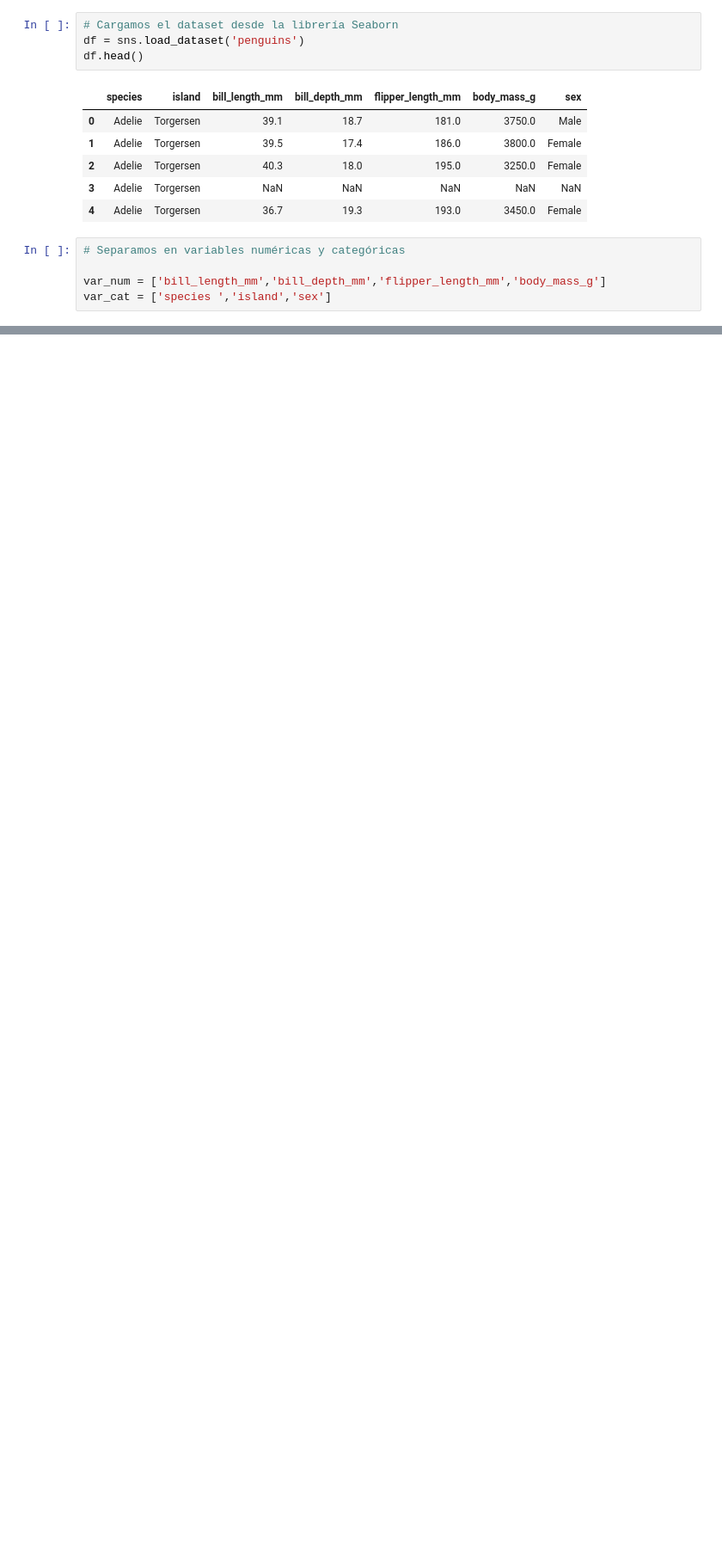
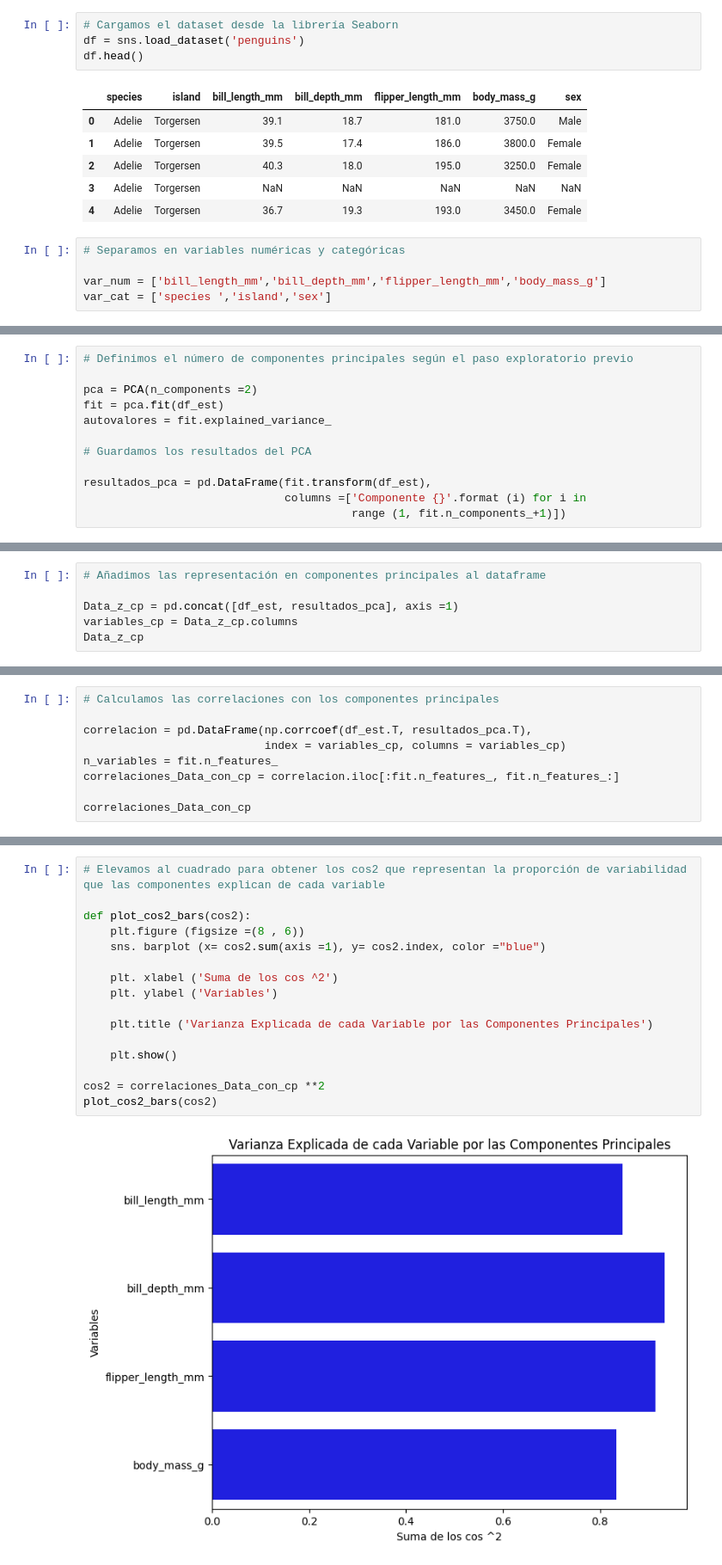
Before and after one commit to sebmcas/Mineria_de_datos, a Jupyter notebook: Clusters_Y_PCA.ipynb, the cells around one changed output, grey strips where cells are left out. Shown at 86% size. Cells and saved outputs as stored; diff of their text form; blank space fills up the shorter version.

```diff
--- a/Clusters_Y_PCA.ipynb
+++ b/Clusters_Y_PCA.ipynb
@@ -66,0 +182,12 @@ Data[var_num].
+# %%
+# Definimos el número de componentes principales según el paso exploratorio previo
+
+pca = PCA(n_components =2)
+fit = pca.fit(df_est)
+autovalores = fit.explained_variance_
+
+# Guardamos los resultados del PCA
+
+resultados_pca = pd.DataFrame(fit.transform(df_est),
+                              columns =['Componente {}'.format (i) for i in
+                                        range (1, fit.n_components_+1)])
@@ -66,0 +208,6 @@ Data[var_num].
+# %%
+# Añadimos las representación en componentes principales al dataframe
+
+Data_z_cp = pd.concat([df_est, resultados_pca], axis =1)
+variables_cp = Data_z_cp.columns
+Data_z_cp
@@ -66,0 +228,9 @@ Data[var_num].
+# %%
+# Calculamos las correlaciones con los componentes principales
+
+correlacion = pd.DataFrame(np.corrcoef(df_est.T, resultados_pca.T),
+                           index = variables_cp, columns = variables_cp)
+n_variables = fit.n_features_
+correlaciones_Data_con_cp = correlacion.iloc[:fit.n_features_, fit.n_features_:]
+
+correlaciones_Data_con_cp
@@ -66,0 +243,18 @@ Data[var_num].
+# %%
+# Elevamos al cuadrado para obtener los cos2 que representan la proporción de variabilidad que las componentes explican de cada variable
+
+def plot_cos2_bars(cos2):
+    plt.figure (figsize =(8 , 6))
+    sns. barplot (x= cos2.sum(axis =1), y= cos2.index, color ="blue")
+
+    plt. xlabel ('Suma de los cos ^2')
+    plt. ylabel ('Variables')
+
+    plt.title ('Varianza Explicada de cada Variable por las Componentes Principales')
+
+    plt.show()
+
+cos2 = correlaciones_Data_con_cp **2
+plot_cos2_bars(cos2)
+# %% [output]
+[figure, added]
```
Also changed, not shown: parts of 22 cells of this notebook.
